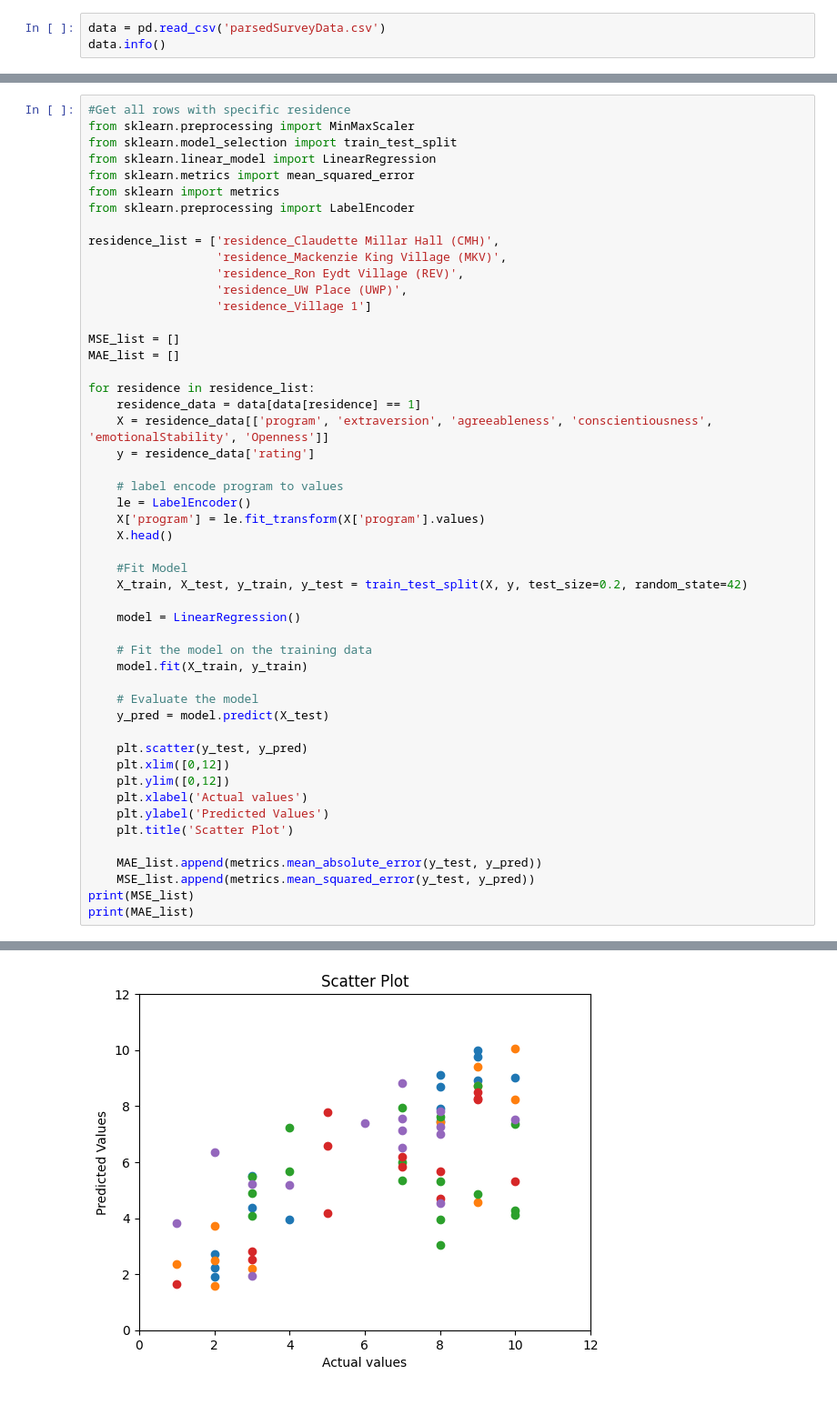
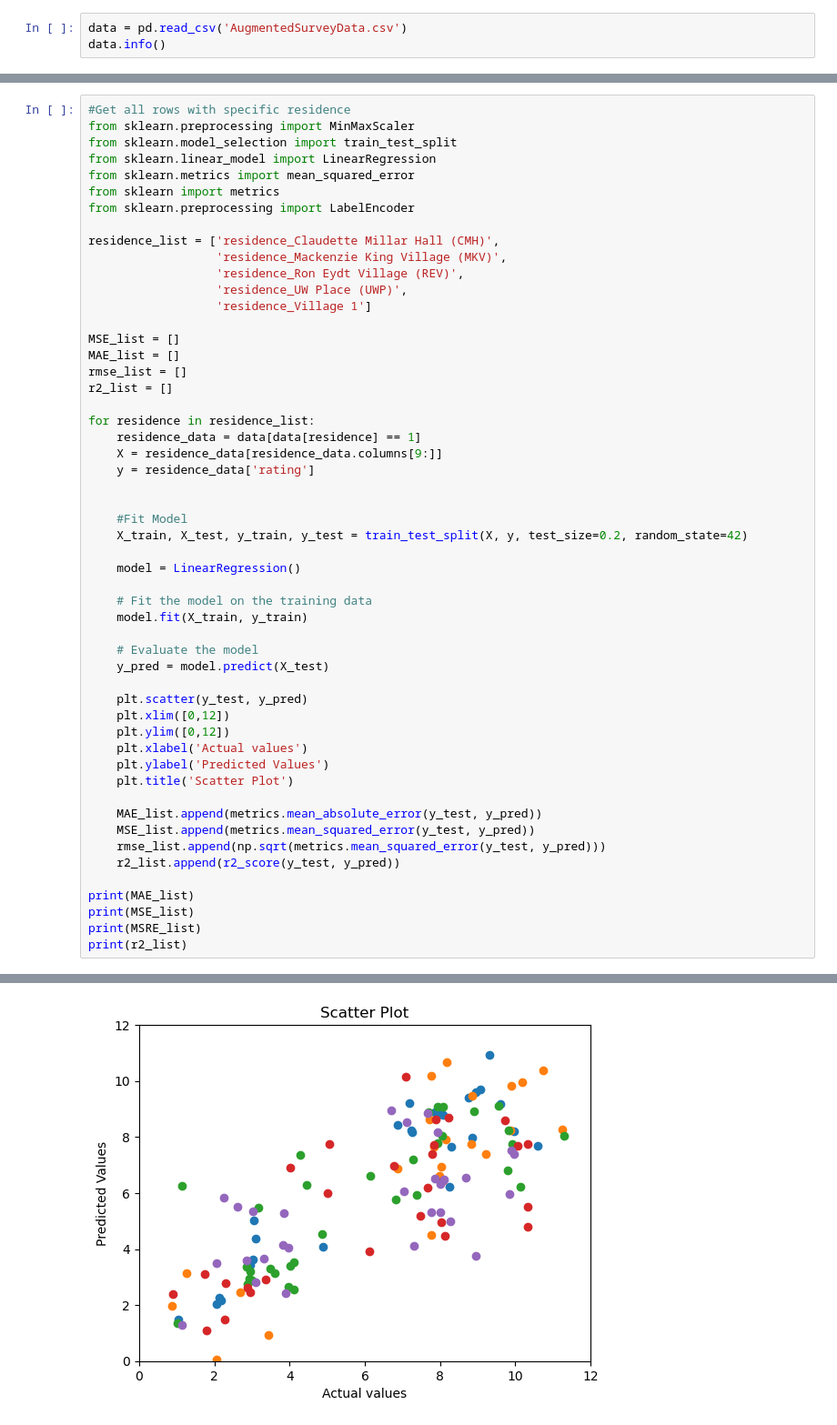
Before and after one commit to snehshah102/Residency_ML, a Jupyter notebook: LinearRegression.ipynb, the cells around one changed output, grey strips where cells are left out. Shown at 91% size. Drawn from its saved outputs; the diff is of its cells as text.

```diff
--- a/LinearRegression.ipynb
+++ b/LinearRegression.ipynb
@@ -8,5 +9,5 @@ import seaborn as sns
 # %%
-data = pd.read_csv('parsedSurveyData.csv')
+data = pd.read_csv('AugmentedSurveyData.csv')
 data.info()
 # %% [output]
 <class 'pandas.core.frame.DataFrame'>
@@ -43,16 +46,14 @@ residence_list = ['residence_Claudette Millar Hall (CMH)',
 
 MSE_list = []
 MAE_list = []
+rmse_list = []
+r2_list = []
 
 for residence in residence_list:
     residence_data = data[data[residence] == 1]
-    X = residence_data[['program', 'extraversion', 'agreeableness', 'conscientiousness', 'emotionalStability', 'Openness']]
+    X = residence_data[residence_data.columns[9:]]
     y = residence_data['rating']
 
-    # label encode program to values
-    le = LabelEncoder()
-    X['program'] = le.fit_transform(X['program'].values)
-    X.head()
 
     #Fit Model
     X_train, X_test, y_train, y_test = train_test_split(X, y, test_size=0.2, random_state=42)
@@ -74,6 +75,11 @@ for residence in residence_list:
 
     MAE_list.append(metrics.mean_absolute_error(y_test, y_pred))
     MSE_list.append(metrics.mean_squared_error(y_test, y_pred))
+    rmse_list.append(np.sqrt(metrics.mean_squared_error(y_test, y_pred)))
+    r2_list.append(r2_score(y_test, y_pred))
+
+print(MAE_list)
 print(MSE_list)
-print(MAE_list)
+print(MSRE_list)
+print(r2_list)
 # %% [output]
@@ -99 +90 @@ See the caveats in the documentation: https://pandas.pydata.org/pandas-docs/stab
-[figure, old version]
+[figure, new version]
```
Also changed, not shown: parts of 16 cells of this notebook, 4 other files.
